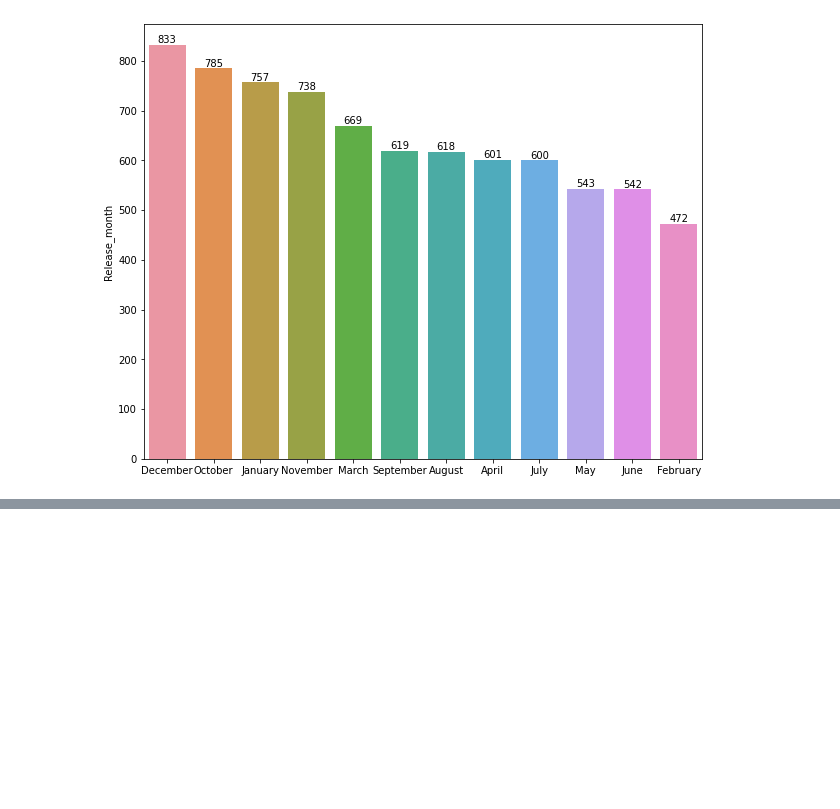
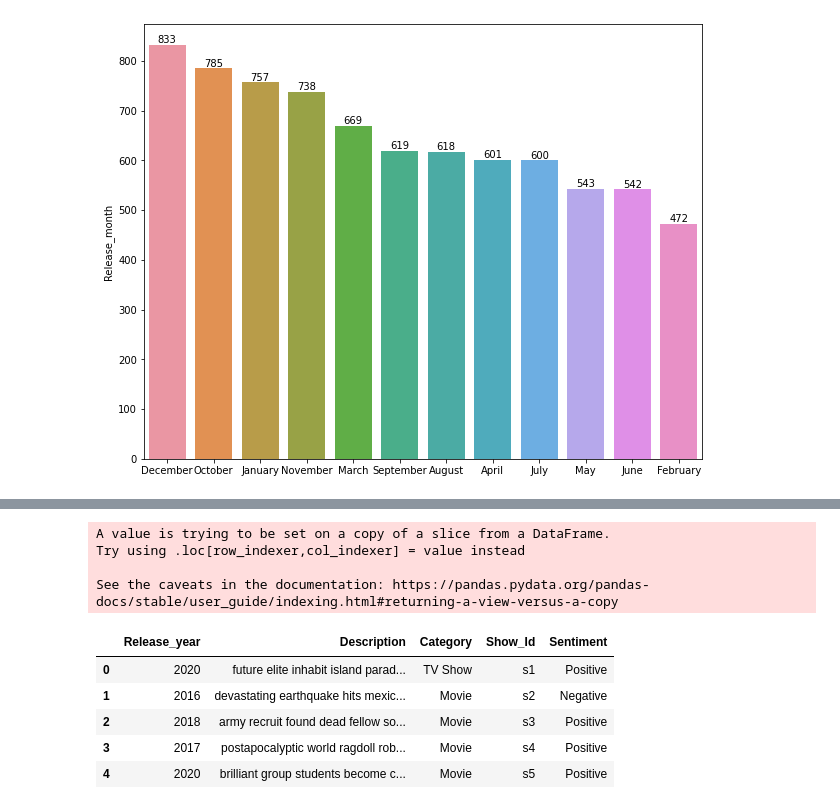
Before and after one commit to abdennourkhorchani/Netflix_dataset_analysis, a Jupyter notebook: netflix dataset analysis-checkpoint-checkpoint.ipynb, the cells around one changed output, grey strips where cells are left out. Cells and saved outputs as stored; diff of their text form; code cells hidden in the pictures; blank space fills up the shorter version.

```diff
--- a/netflix dataset analysis-checkpoint-checkpoint.ipynb
+++ b/netflix dataset analysis-checkpoint-checkpoint.ipynb
@@ -756,0 +816,26 @@ country_df.shape
+# %%
+for index,row in df_sentiment.iterrows():
+    z=row['Description']
+    testimonial=TextBlob(z)
+    p=testimonial.sentiment.polarity
+    if p==0:
+         sent='Neutral'
+    elif p>0:
+         sent='Positive'
+    else:
+         sent='Negative'
+    df_sentiment.loc[[index,2],'Sentiment']=sent
+# %% [output]
+A value is trying to be set on a copy of a slice from a DataFrame.
+Try using .loc[row_indexer,col_indexer] = value instead
+
+See the caveats in the documentation: https://pandas.pydata.org/pandas-docs/stable/user_guide/indexing.html#returning-a-view-versus-a-copy
+# %%
+df_sentiment.head()
+# %% [output]
+|  | Release_year | Description | Category | Show_Id | Sentiment |
+| 0 | 2020 | future elite inhabit island parad... | TV Show | s1 | Positive |
+| 1 | 2016 | devastating earthquake hits mexic... | Movie | s2 | Negative |
+| 2 | 2018 | army recruit found dead fellow so... | Movie | s3 | Positive |
+| 3 | 2017 | postapocalyptic world ragdoll rob... | Movie | s4 | Positive |
+| 4 | 2020 | brilliant group students become c... | Movie | s5 | Positive |
```
Also changed, not shown: parts of 28 cells of this notebook.
